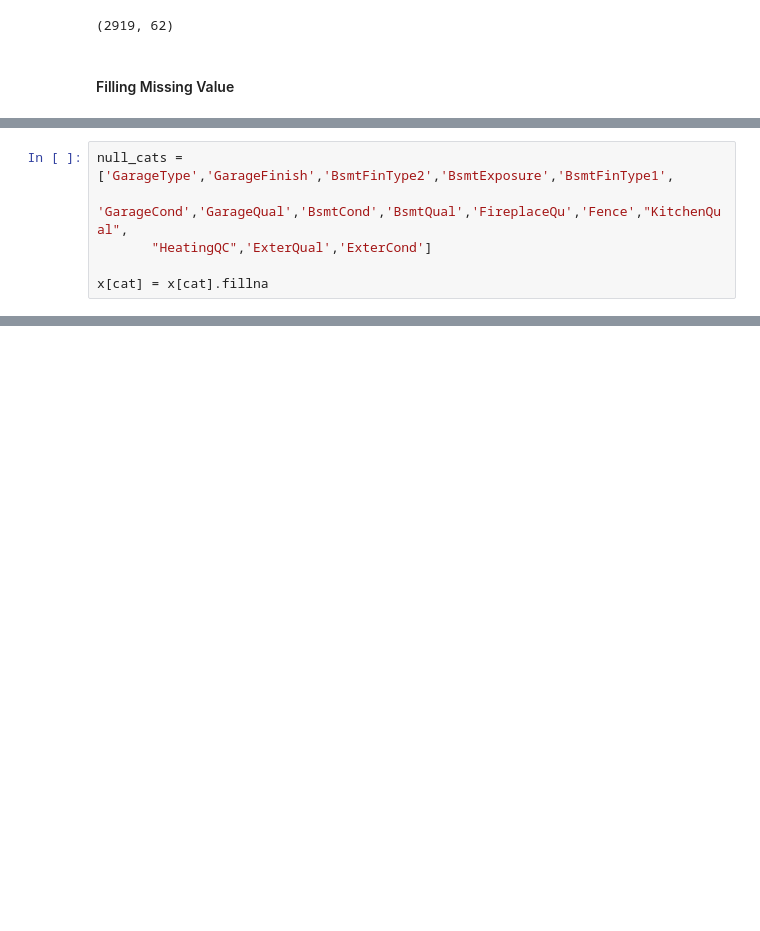
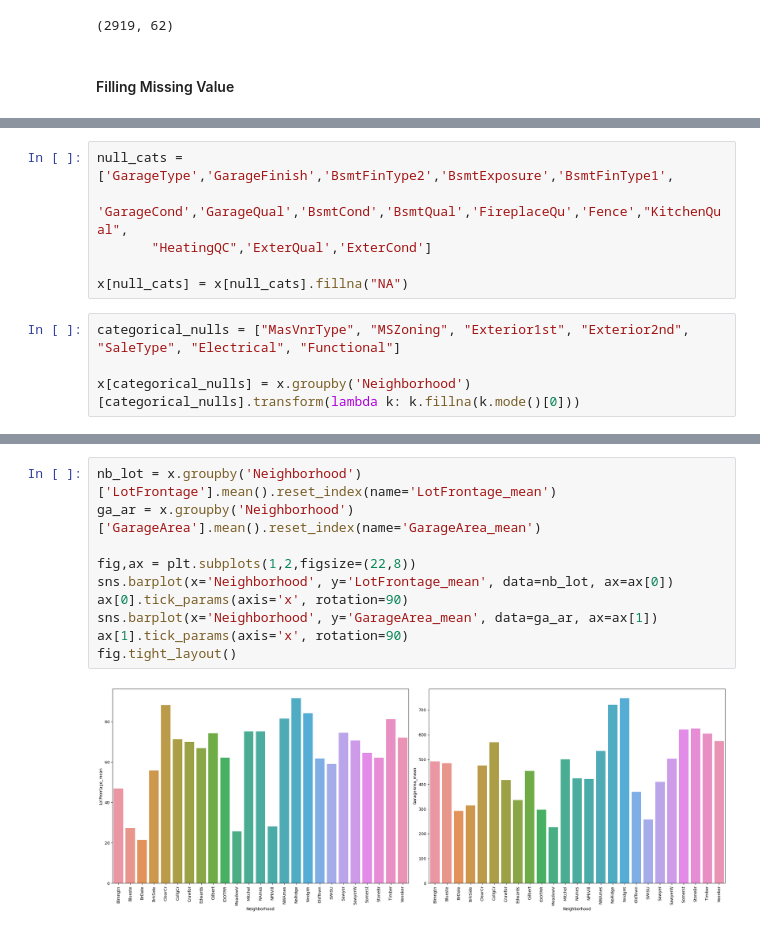
Before and after one commit to sumitk87549/Kaggle-getting-started, a Jupyter notebook: HousePriceAdvancedRegression/HousingPricesADV.ipynb, the cells around one changed output, grey strips where cells are left out. Cells and saved outputs as stored; diff of their text form; blank space fills up the shorter version.

```diff
--- a/HousePriceAdvancedRegression/HousingPricesADV.ipynb
+++ b/HousePriceAdvancedRegression/HousingPricesADV.ipynb
@@ -303,4 +304,8 @@ null_cats = ['GarageType','GarageFinish','BsmtFinType2','BsmtExposure','BsmtFinT
        'GarageCond','GarageQual','BsmtCond','BsmtQual','FireplaceQu','Fence',"KitchenQual",
        "HeatingQC",'ExterQual','ExterCond']
 
-x[cat] = x[cat].fillna
+x[null_cats] = x[null_cats].fillna("NA")
+# %%
+categorical_nulls = ["MasVnrType", "MSZoning", "Exterior1st", "Exterior2nd", "SaleType", "Electrical", "Functional"]
+
+x[categorical_nulls] = x.groupby('Neighborhood')[categorical_nulls].transform(lambda k: k.fillna(k.mode()[0]))
@@ -306,0 +318,12 @@ x[cat] = x[cat].fillna
+# %%
+nb_lot = x.groupby('Neighborhood')['LotFrontage'].mean().reset_index(name='LotFrontage_mean')
+ga_ar = x.groupby('Neighborhood')['GarageArea'].mean().reset_index(name='GarageArea_mean')
+
+fig,ax = plt.subplots(1,2,figsize=(22,8))
+sns.barplot(x='Neighborhood', y='LotFrontage_mean', data=nb_lot, ax=ax[0])
+ax[0].tick_params(axis='x', rotation=90)
+sns.barplot(x='Neighborhood', y='GarageArea_mean', data=ga_ar, ax=ax[1])
+ax[1].tick_params(axis='x', rotation=90)
+fig.tight_layout()
+# %% [output]
+[figure, added]
```
Also changed, not shown: parts of 8 cells of this notebook, 5 other files.
